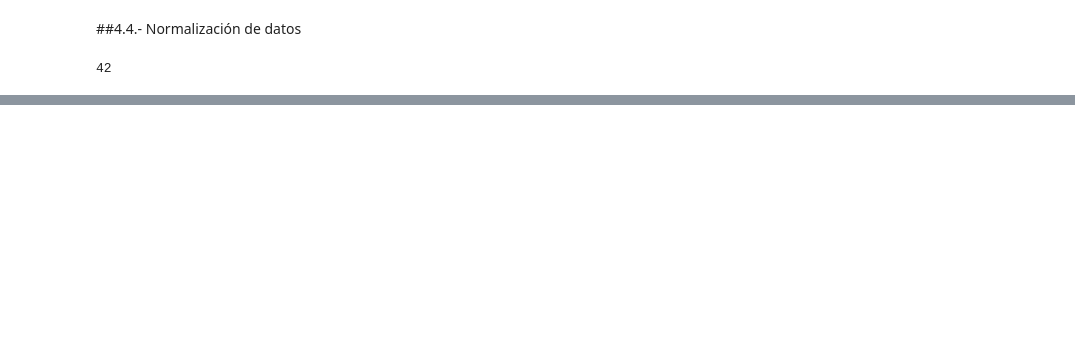
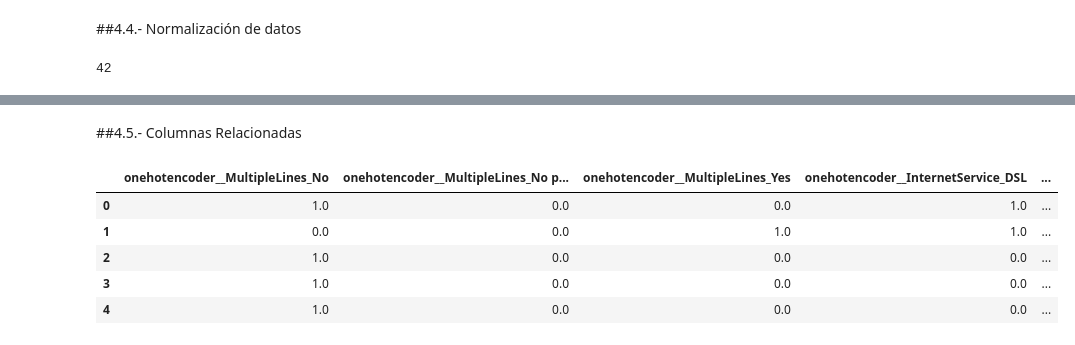
Before and after one commit to Antonio-B85/challenge-Parte-2--TelecomX, a Jupyter notebook: TelecomX_Parte2.ipynb, the cells around one changed output, grey strips where cells are left out. Cells and saved outputs as stored; diff of their text form; code cells hidden in the pictures; blank space fills up the shorter version.

```diff
--- a/TelecomX_Parte2.ipynb
+++ b/TelecomX_Parte2.ipynb
@@ -297,3 +297,14 @@ datos.sample(5)
 | 5892 | 0.0 | 0.0 | 1.0 | 0.0 | ... |
 | 3211 | 1.0 | 0.0 | 0.0 | 0.0 | ... |
 | 3007 | 0.0 | 0.0 | 1.0 | 0.0 | ... |
+# %% [markdown]
+##4.5.- Columnas Relacionadas
+# %%
+datos.head()
+# %% [output]
+|  | onehotencoder__MultipleLines_No | onehotencoder__MultipleLines_No p... | onehotencoder__MultipleLines_Yes | onehotencoder__InternetService_DSL | ... |
+| 0 | 1.0 | 0.0 | 0.0 | 1.0 | ... |
+| 1 | 0.0 | 0.0 | 1.0 | 1.0 | ... |
+| 2 | 1.0 | 0.0 | 0.0 | 0.0 | ... |
+| 3 | 1.0 | 0.0 | 0.0 | 0.0 | ... |
+| 4 | 1.0 | 0.0 | 0.0 | 0.0 | ... |
```
Also changed, not shown: parts of 5 cells of this notebook.
